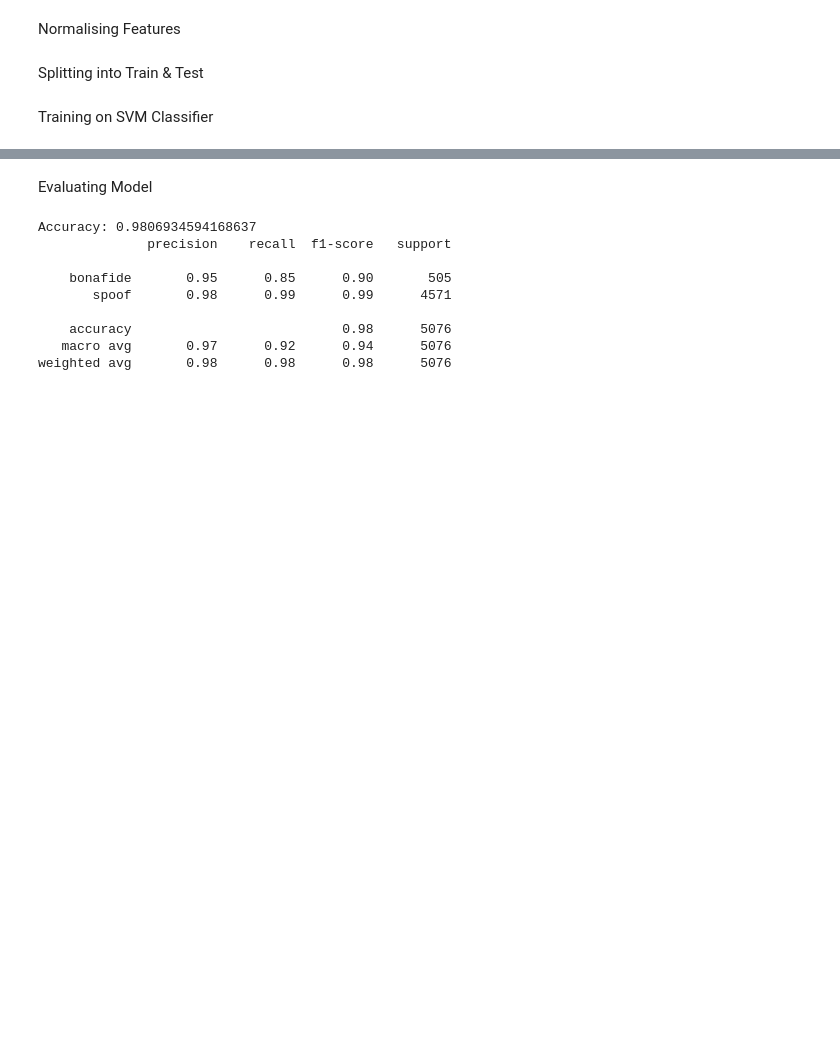
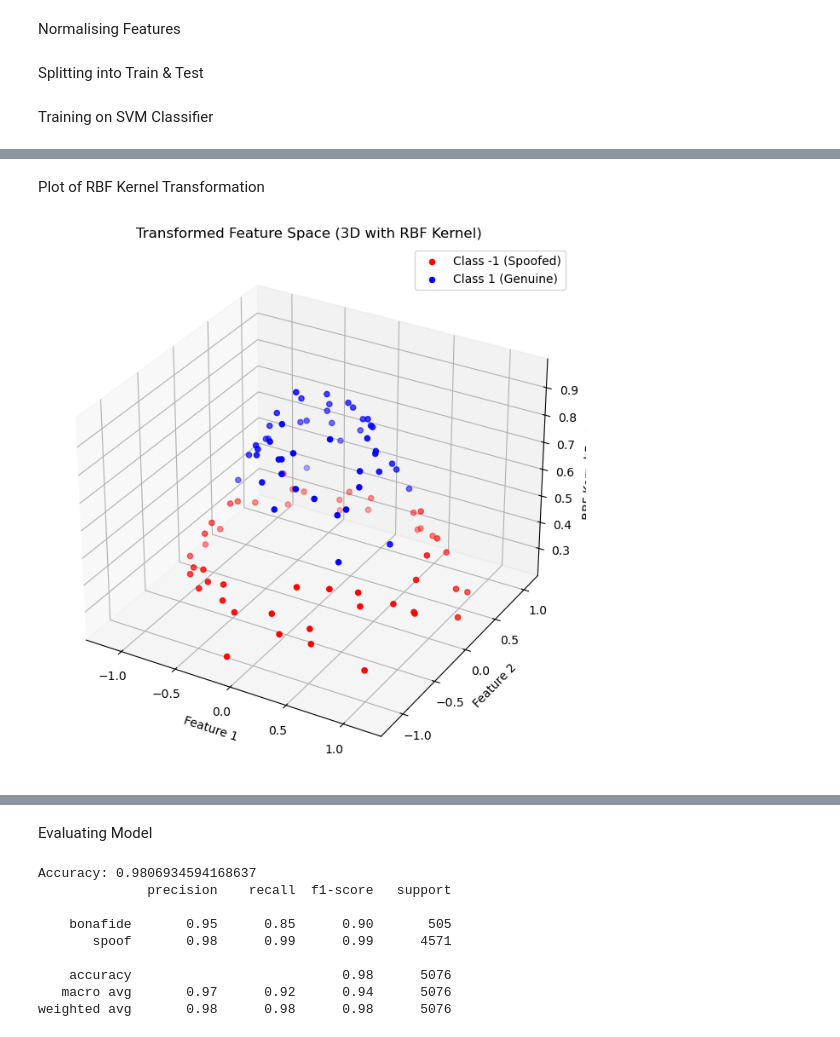
Before and after one commit to Varchasva-Raj-Saxena/Audio-Deepfake, a Jupyter notebook: main.ipynb, the cells around one changed output, grey strips where cells are left out. Cells and saved outputs as stored; diff of their text form; code cells hidden in the pictures; blank space fills up the shorter version.

```diff
--- a/main.ipynb
+++ b/main.ipynb
@@ -133,0 +144,23 @@ SVC()
+# %% [markdown]
+Plot of RBF Kernel Transformation
+# %%
+# Apply RBF kernel transformation (conceptual 3D visualization)
+def rbf_kernel_3d(X, gamma=1.0):
+    """Apply a conceptual RBF kernel transformation to 3D."""
+    return np.exp(-gamma * (X[:, 0]**2 + X[:, 1]**2))
+
+Z = rbf_kernel_3d(X)
+
+# Plot the transformed feature space in 3D
+fig = plt.figure(figsize=(10, 8))
+ax = fig.add_subplot(111, projection='3d')
+ax.scatter(X[y == -1, 0], X[y == -1, 1], Z[y == -1], color='red', label='Class -1 (Spoofed)')
+ax.scatter(X[y == 1, 0], X[y == 1, 1], Z[y == 1], color='blue', label='Class 1 (Genuine)')
+ax.set_title("Transformed Feature Space (3D with RBF Kernel)")
+ax.set_xlabel("Feature 1")
+ax.set_ylabel("Feature 2")
+ax.set_zlabel("RBF Kernel Feature")
+ax.legend()
+plt.show()
+# %% [output]
+[figure, added]
```
Also changed, not shown: parts of 10 cells of this notebook, 8 other files.
